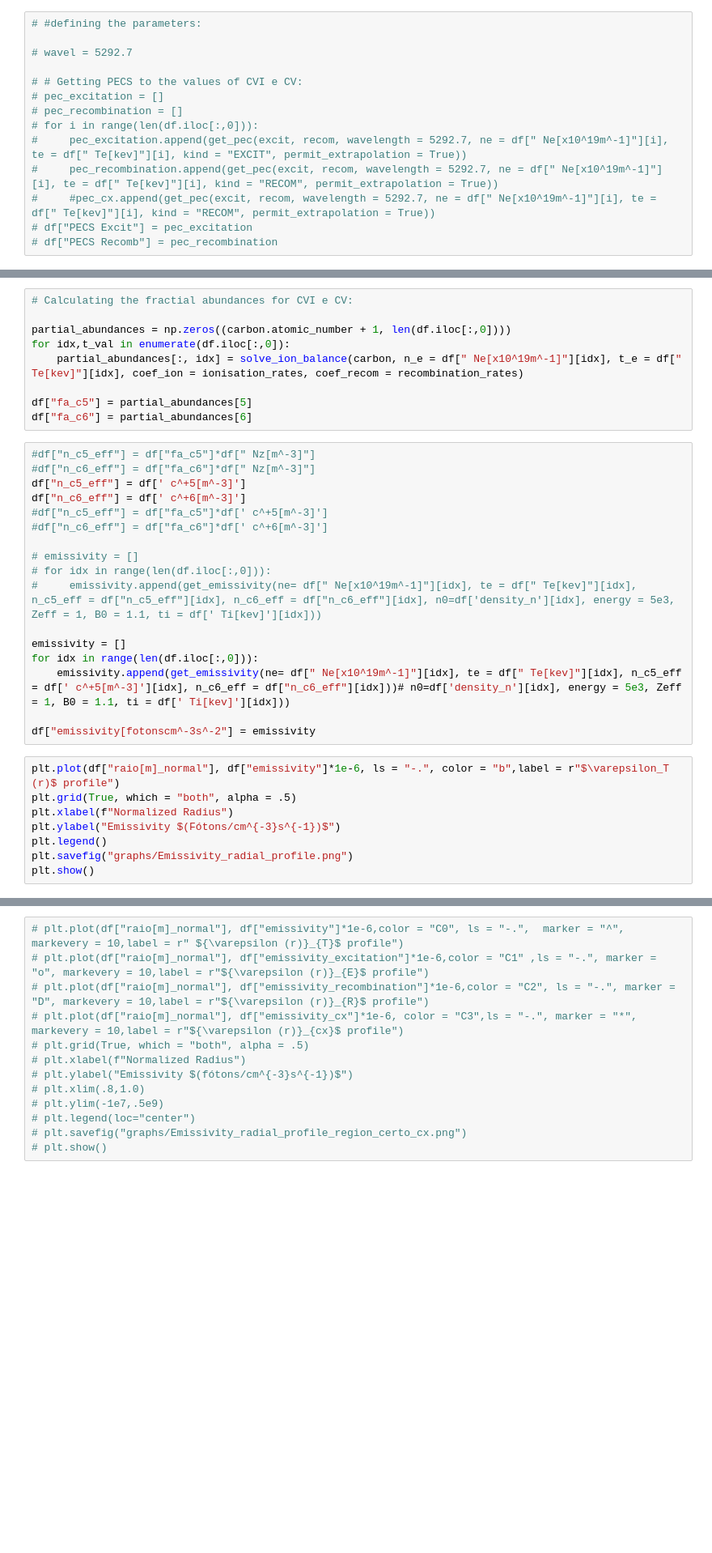
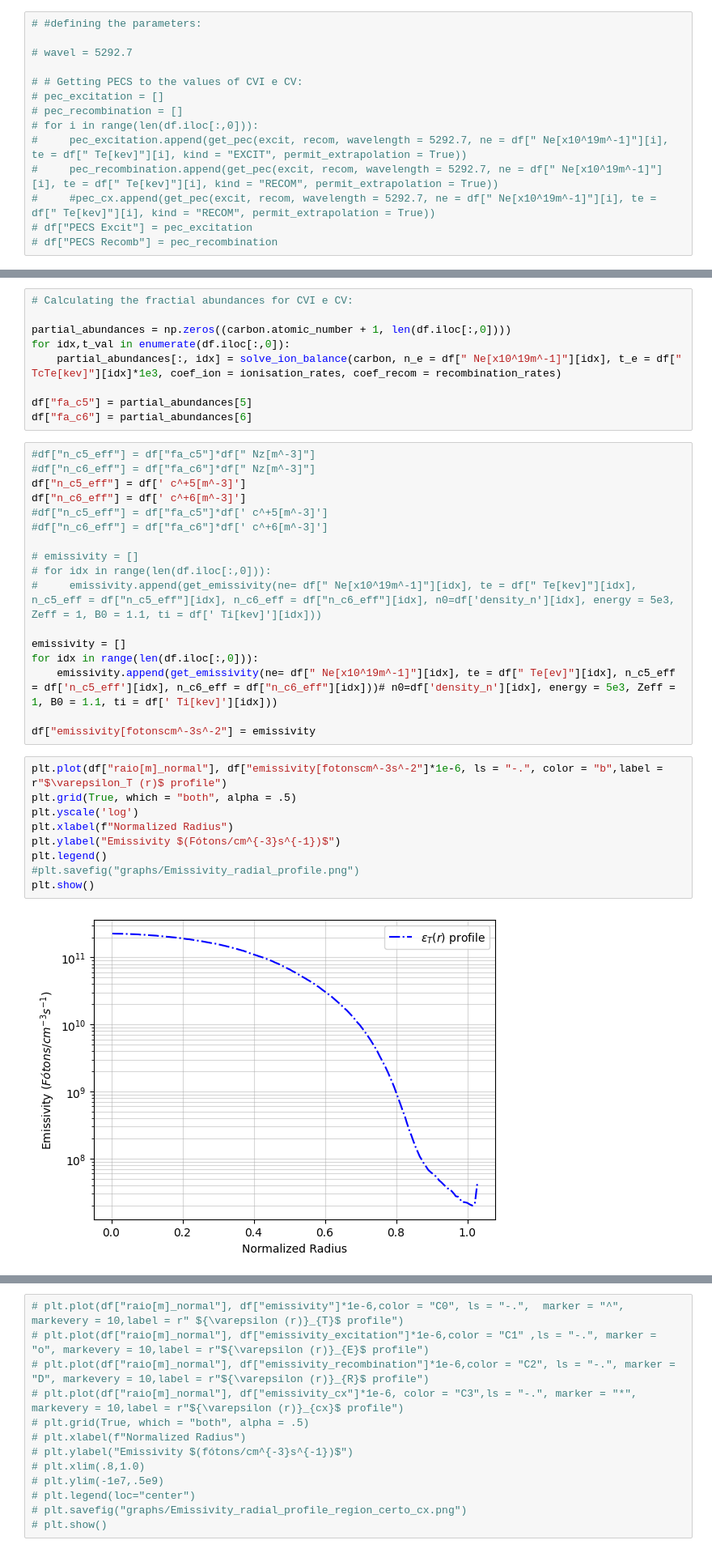
Before and after one commit to willwenner/doc_codes, a Jupyter notebook: Notebooks/Aparent Velocities (M1)/Emissivity_Profile_TCABR/emissivity_profiles.ipynb, the cells around one changed output, grey strips where cells are left out. Shown at 81% size. Saved outputs shown, nothing was run; the diff lists cells and outputs as text; blank space fills up the shorter version.

```diff
--- a/Notebooks/Aparent Velocities (M1)/Emissivity_Profile_TCABR/emissivity_profiles.ipynb
+++ b/Notebooks/Aparent Velocities (M1)/Emissivity_Profile_TCABR/emissivity_profiles.ipynb
@@ -381,7 +393,7 @@ plt.show()
 
 partial_abundances = np.zeros((carbon.atomic_number + 1, len(df.iloc[:,0])))
 for idx,t_val in enumerate(df.iloc[:,0]):
-    partial_abundances[:, idx] = solve_ion_balance(carbon, n_e = df[" Ne[x10^19m^-1]"][idx], t_e = df[" Te[kev]"][idx], coef_ion = ionisation_rates, coef_recom = recombination_rates)
+    partial_abundances[:, idx] = solve_ion_balance(carbon, n_e = df[" Ne[x10^19m^-1]"][idx], t_e = df[" TcTe[kev]"][idx]*1e3, coef_ion = ionisation_rates, coef_recom = recombination_rates)
 
 df["fa_c5"] = partial_abundances[5]
 df["fa_c6"] = partial_abundances[6]
@@ -399,14 +411,17 @@ df["n_c6_eff"] = df[' c^+6[m^-3]']
 
 emissivity = []
 for idx in range(len(df.iloc[:,0])):
-    emissivity.append(get_emissivity(ne= df[" Ne[x10^19m^-1]"][idx], te = df[" Te[kev]"][idx], n_c5_eff = df[' c^+5[m^-3]'][idx], n_c6_eff = df["n_c6_eff"][idx]))# n0=df['density_n'][idx], energy = 5e3, Zeff = 1, B0 = 1.1, ti = df[' Ti[kev]'][idx]))
+    emissivity.append(get_emissivity(ne= df[" Ne[x10^19m^-1]"][idx], te = df[" Te[ev]"][idx], n_c5_eff = df['n_c5_eff'][idx], n_c6_eff = df["n_c6_eff"][idx]))# n0=df['density_n'][idx], energy = 5e3, Zeff = 1, B0 = 1.1, ti = df[' Ti[kev]'][idx]))
 
 df["emissivity[fotonscm^-3s^-2"] = emissivity
 # %%
-plt.plot(df["raio[m]_normal"], df["emissivity"]*1e-6, ls = "-.", color = "b",label = r"$\varepsilon_T (r)$ profile")
+plt.plot(df["raio[m]_normal"], df["emissivity[fotonscm^-3s^-2"]*1e-6, ls = "-.", color = "b",label = r"$\varepsilon_T (r)$ profile")
 plt.grid(True, which = "both", alpha = .5)
+plt.yscale('log')
 plt.xlabel(f"Normalized Radius")
 plt.ylabel("Emissivity $(Fótons/cm^{-3}s^{-1})$")
 plt.legend()
-plt.savefig("graphs/Emissivity_radial_profile.png")
+#plt.savefig("graphs/Emissivity_radial_profile.png")
 plt.show()
+# %% [output]
+[figure, added]
```
Also changed, not shown: parts of 20 cells of this notebook, 3 other files.
